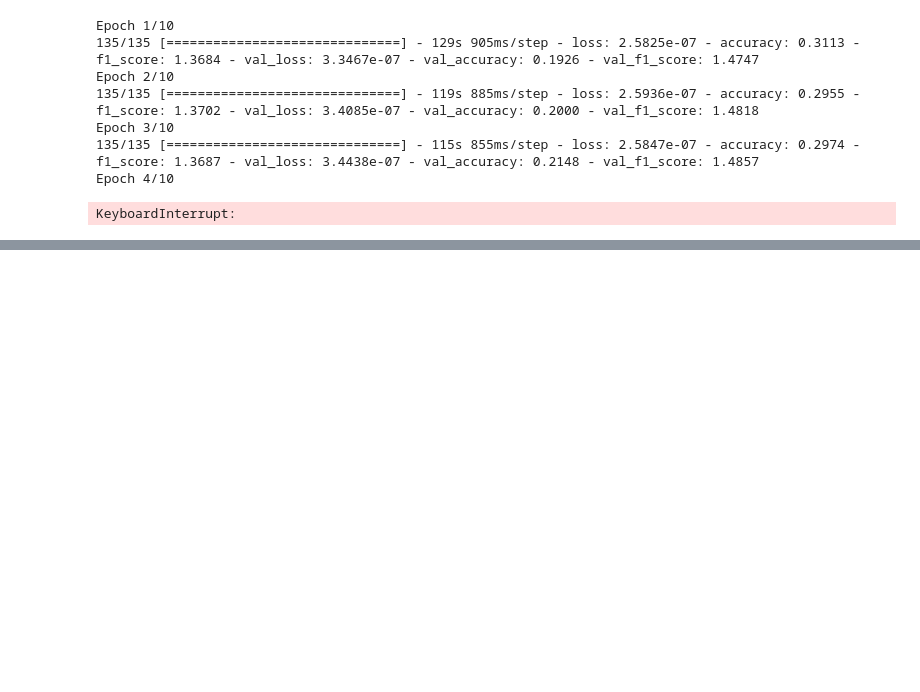
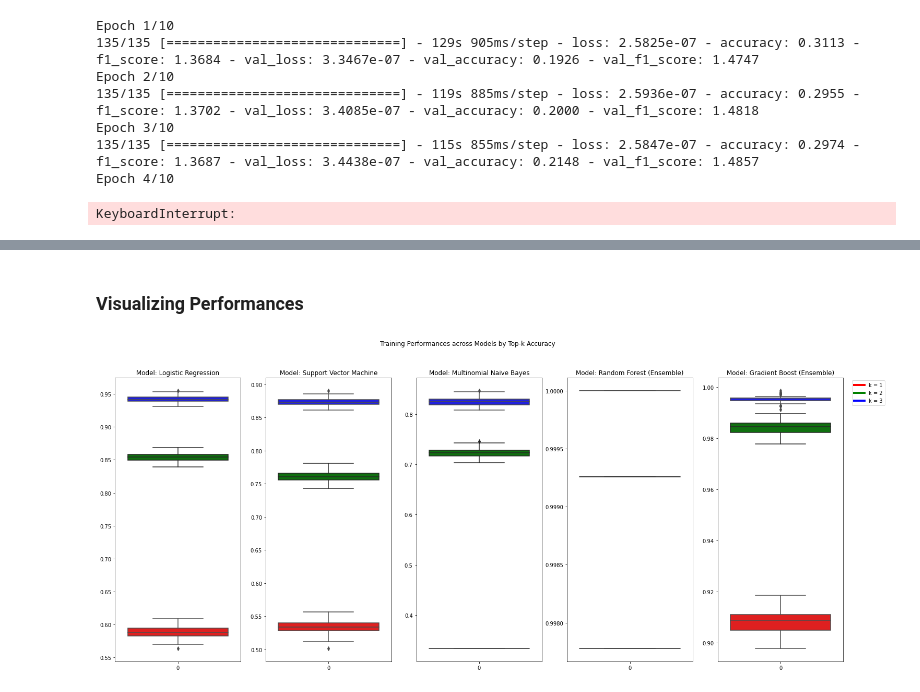
Before and after one commit to creativecommons/quantifying, a Jupyter notebook: model_sampling/model_dev.ipynb, the cells around one changed output, grey strips where cells are left out. Cells and saved outputs as stored; diff of their text form; code cells hidden in the pictures; blank space fills up the shorter version.

Commit message:
Modeling Phase completed, code unrevised yet

```diff
--- a/model_sampling/model_dev.ipynb
+++ b/model_sampling/model_dev.ipynb
@@ -547,0 +703,25 @@ KeyboardInterrupt:
+# %%
+def create_accuracy_frame(acc_arr):
+    cols = {
+        "k = 1": [],
+        "k = 2": [],
+        "k = 3": []
+    }
+    for row in acc_arr:
+        cols["k = 1"].append(row[0])
+        cols["k = 2"].append(row[1])
+        cols["k = 3"].append(row[2])
+    return pd.DataFrame(cols)
+# %%
+train_accuracy_frames = {
+    k: [
+        create_accuracy_frame(model_train_accs[k])
+    ]
+    for k in model_train_accs
+}
+test_accuracy_frames = {
+    k: [
+        create_accuracy_frame(model_test_accs[k])
+    ]
+    for k in model_test_accs
+}
@@ -547,0 +745,24 @@ KeyboardInterrupt:
+# %% [markdown]
+### Visualizing Performances
+# %%
+subplot_num = 0
+
+plt.rcParams['figure.facecolor'] = 'white'
+fig, axs = plt.subplots(1, 5, figsize = (25, 10))
+for k in train_accuracy_frames:
+    sns.boxplot(train_accuracy_frames[k][0]["k = 1"], ax = axs[subplot_num], color = "red", labels = ["k = 1"])
+    sns.boxplot(train_accuracy_frames[k][0]["k = 2"], ax = axs[subplot_num], color = "green", labels = ["k = 2"])
+    sns.boxplot(train_accuracy_frames[k][0]["k = 3"], ax = axs[subplot_num], color = "blue", labels = ["k = 3"])
+    axs[subplot_num].set_title(f"Model: {k}")
+    subplot_num += 1
+legend_elements = [
+    Line2D([0], [0], color='red', lw=4, label='k = 1'),
+    Line2D([0], [0], color='green', lw=4, label='k = 2'),
+    Line2D([0], [0], color='blue', lw=4, label='k = 3')
+]
+plt.suptitle("Training Performances across Models by Top-k Accuracy")
+plt.legend(handles=legend_elements, loc = "upper right", bbox_to_anchor=(1.35, 1))
+
+plt.rcParams['figure.facecolor'] = 'white'
+# %% [output]
+[figure, added]
```
Also changed, not shown: parts of 25 cells of this notebook, 10 other files.
